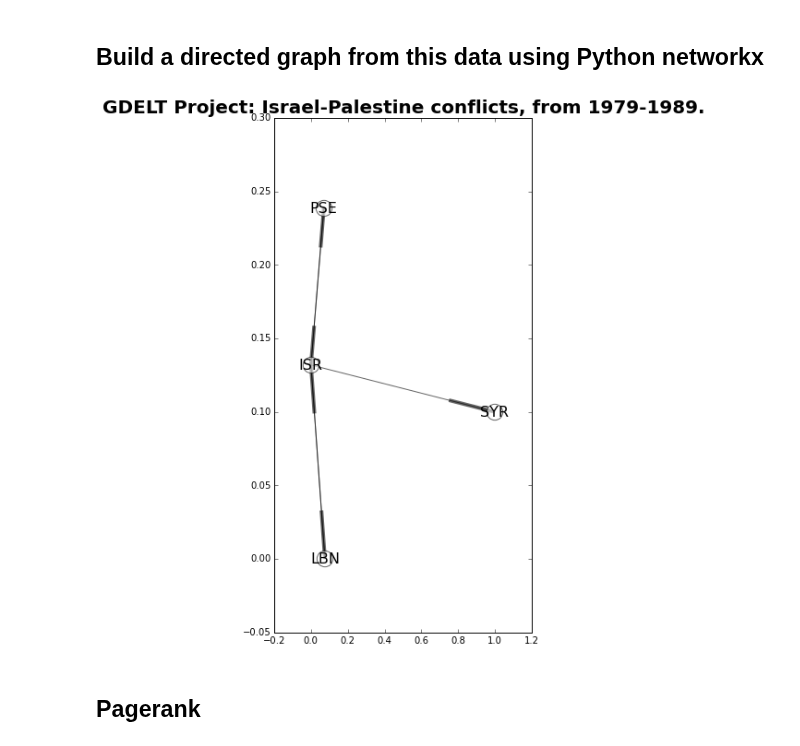
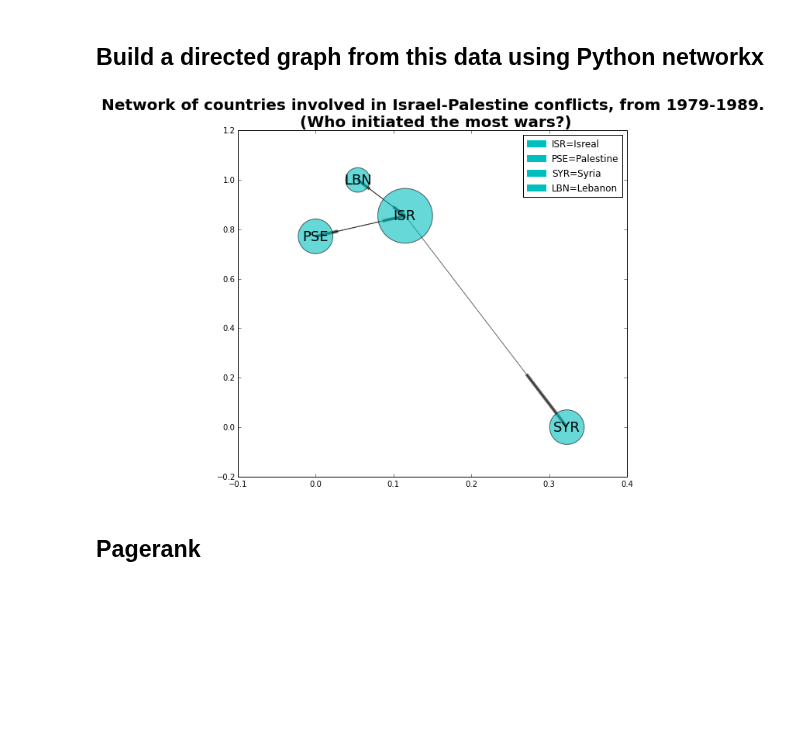
Before and after one commit to nwams/directed_graphs, a Jupyter notebook: directed_graphs.ipynb, the cells around one changed output. Cells and saved outputs as stored; diff of their text form; code cells hidden in the pictures; blank space fills up the shorter version.

```diff
--- a/directed_graphs.ipynb
+++ b/directed_graphs.ipynb
@@ -79,13 +79,22 @@ G.clear() # clear all lingering nodes
 # %%
 for r in light_df.values:
     G.add_edge(r[0],r[1], weight=r[3])
-# %%
-plt.figure(figsize=(5,10));
-plt.title('GDELT Project: Israel-Palestine conflicts, from 1979-1989.', fontsize=20, fontweight='bold')
-
-nx.draw_networkx(G, with_labels=True, font_size=16, arrows=True, node_color='w', edge_color='k', alpha=0.6)
-# %% [output]
-[figure, removed]
+# %%
+plt.figure(figsize=(9,8));
+plt.title('Network of countries involved in Israel-Palestine conflicts, from 1979-1989.\n (Who initiated the most wars?)', fontsize=20, fontweight='bold')
+
+import matplotlib.patches as mpatches
+isr_patch = mpatches.Patch(color='c', label='ISR=Isreal')
+pse_patch = mpatches.Patch(color='c', label='PSE=Palestine')
+syr_patch = mpatches.Patch(color='c', label='SYR=Syria')
+lbn_patch = mpatches.Patch(color='c', label='LBN=Lebanon')
+
+plt.legend(handles=[isr_patch, pse_patch, syr_patch, lbn_patch])
+
+d=nx.degree(G)
+nx.draw_networkx(G, with_labels=True, font_size=18, arrows=True, node_color='c', edge_color='k', alpha=0.6, node_size=[v*1000 for v in d.values()])
+# %% [output]
+[figure, added]
 # %% [markdown]
 ## Pagerank
 # %%
```
